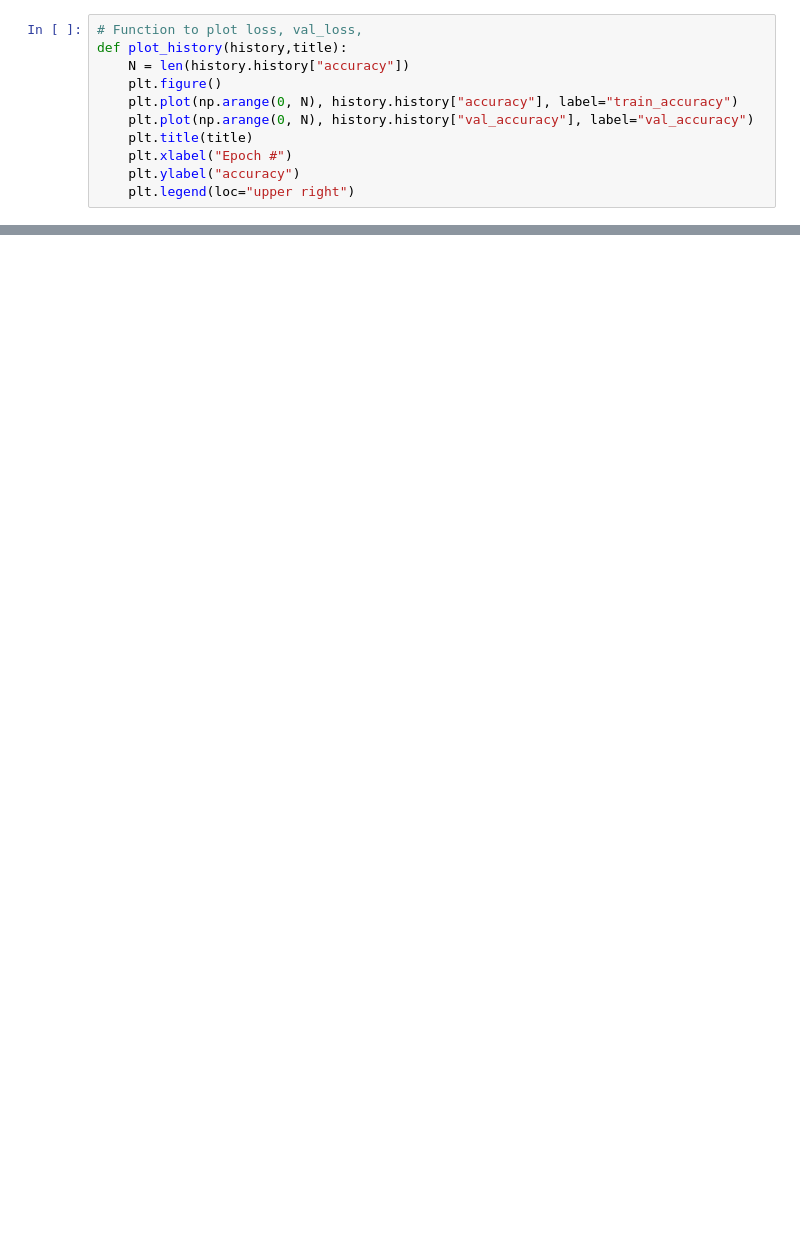
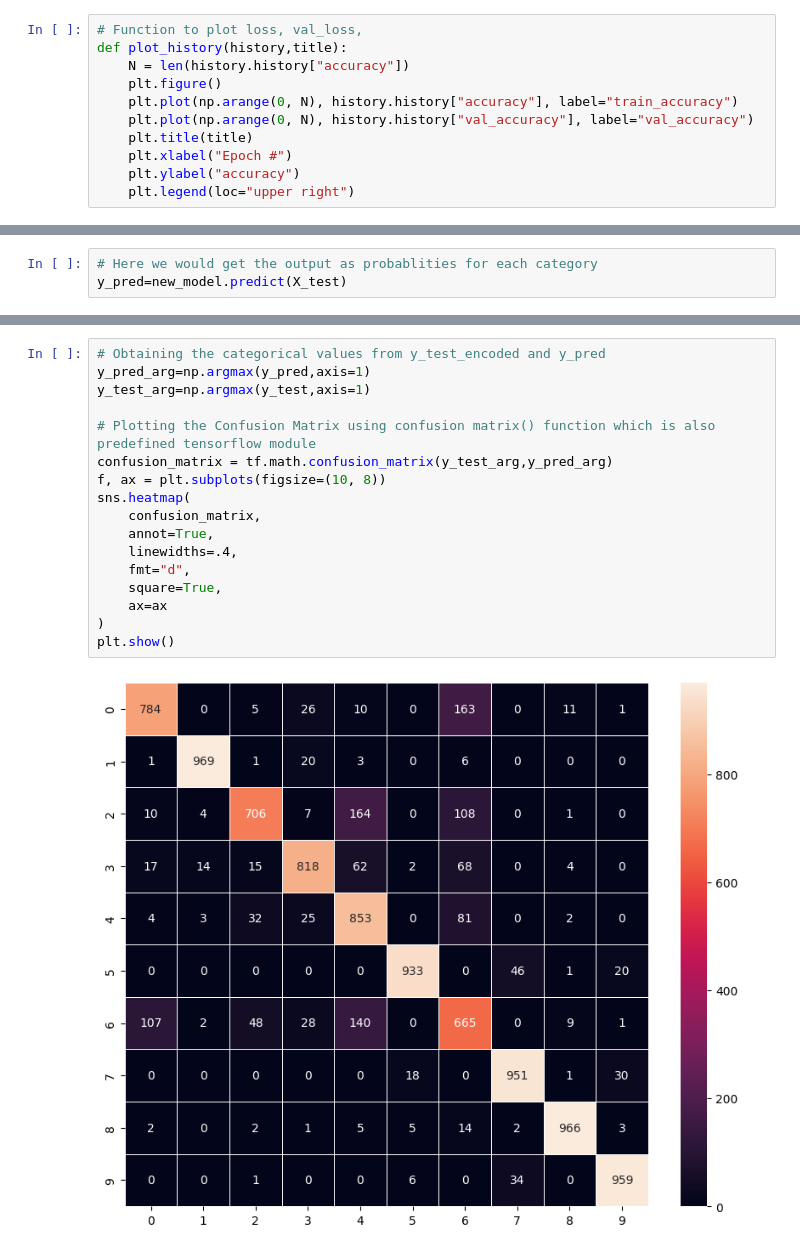
Before and after one commit to 007Saumya/AIML-Coursework-UTAustin, a Jupyter notebook: Project 8 - Transfer Learning Fashion MNIST/Transfer_Learning_Fashion_MNIST.ipynb, the cells around one changed output, grey strips where cells are left out. Cells and saved outputs as stored; diff of their text form; blank space fills up the shorter version.

```diff
--- a/Project 8 - Transfer Learning Fashion MNIST/Transfer_Learning_Fashion_MNIST.ipynb
+++ b/Project 8 - Transfer Learning Fashion MNIST/Transfer_Learning_Fashion_MNIST.ipynb
@@ -473,0 +755,3 @@ plot_history(history, "Training Accuracy Pre-Transfer Learning")
+# %%
+# Here we would get the output as probablities for each category
+y_pred=new_model.predict(X_test)
@@ -473,0 +760,19 @@ plot_history(history, "Training Accuracy Pre-Transfer Learning")
+# %%
+# Obtaining the categorical values from y_test_encoded and y_pred
+y_pred_arg=np.argmax(y_pred,axis=1)
+y_test_arg=np.argmax(y_test,axis=1)
+
+# Plotting the Confusion Matrix using confusion matrix() function which is also predefined tensorflow module
+confusion_matrix = tf.math.confusion_matrix(y_test_arg,y_pred_arg)
+f, ax = plt.subplots(figsize=(10, 8))
+sns.heatmap(
+    confusion_matrix,
+    annot=True,
+    linewidths=.4,
+    fmt="d",
+    square=True,
+    ax=ax
+)
+plt.show()
+# %% [output]
+[figure, added]
```
Also changed, not shown: parts of 38 cells of this notebook, 1 other file.
